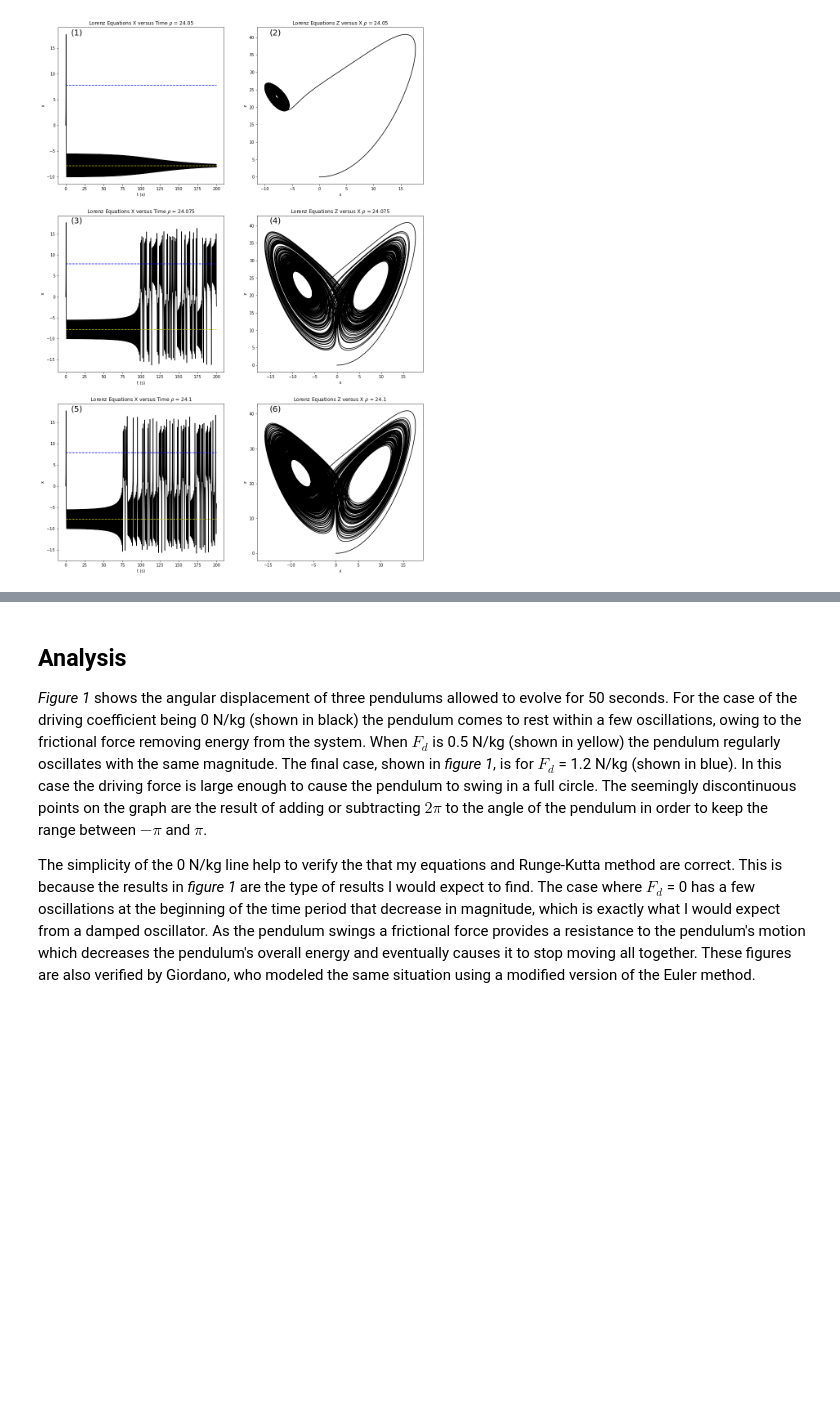
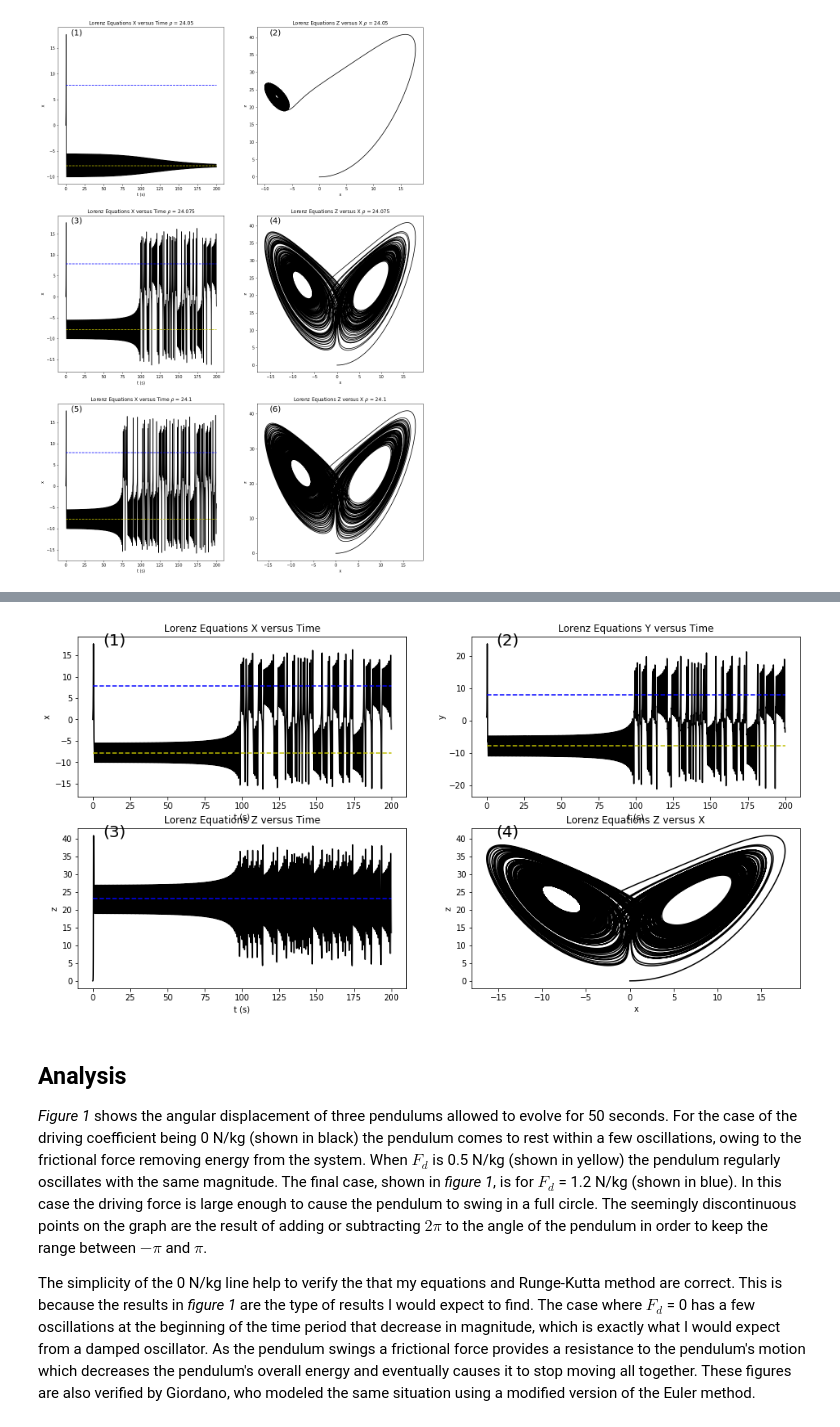
Before and after one commit to DannieWright/Final_Project, a Jupyter notebook: Final Project.ipynb, the cells around one changed output, grey strips where cells are left out. Drawn from its saved outputs; the diff is of its cells as text; code cells hidden in the pictures; blank space fills up the shorter version.

```diff
--- a/Final Project.ipynb
+++ b/Final Project.ipynb
@@ -685,3 +687,35 @@ if __name__ == "__main__":
+# %%
+if __name__ == "__main__":
+    #set constants and starting condition
+    sigma = 10.0
+    rho = 24.075
+    beta = 8.0 / 3.0
+    state = (sigma, rho, beta)
+    r0 = (0.0, 1.0, 0.0)
+
+    #number of times break up the interval
+    breaks = 4
+
+    #set solution interval and accuracy
+    a = 0.0
+    b = 200.0
+    interval = (a, b)
+    plotInterval = (0, b)
+    steps = 1000000
+
+    #set up plot shape and size
+    fig =  plt.figure(figsize=(16, 16))
+    plotDim = (2, 2)
+
+    #specify only plot x v t and z v x
+    bPlots = [True, True, True, True]
+
+    #plot the figure
+    lz.lorenzPlot (r0, state, interval, steps, bPlots = bPlots, breaks = breaks,
+                   plotDim = plotDim, plotInterval = plotInterval, bCrit = True)
+    plt.show()
+# %% [output]
+[figure, added]
 # %% [markdown]
 ## Analysis <a id='an'></a>
 
```
Also changed, not shown: parts of 1 cell of this notebook, 1 other file.
